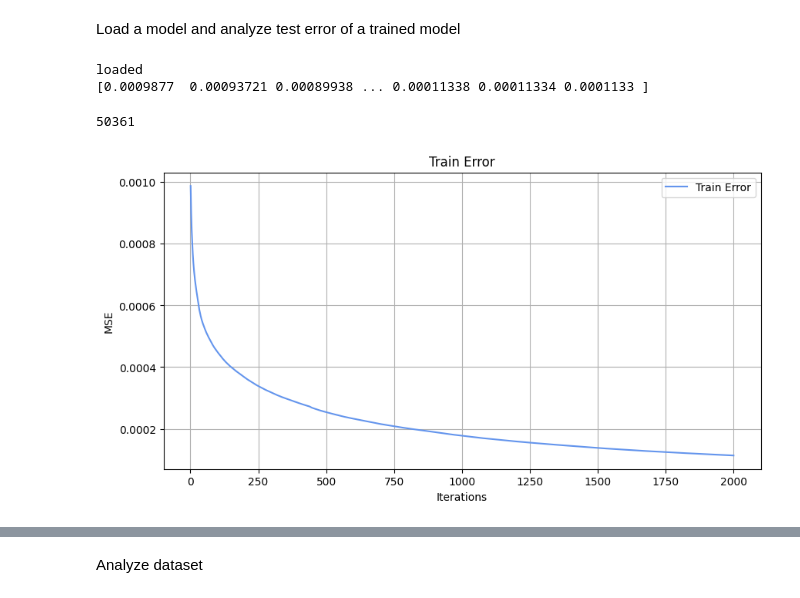
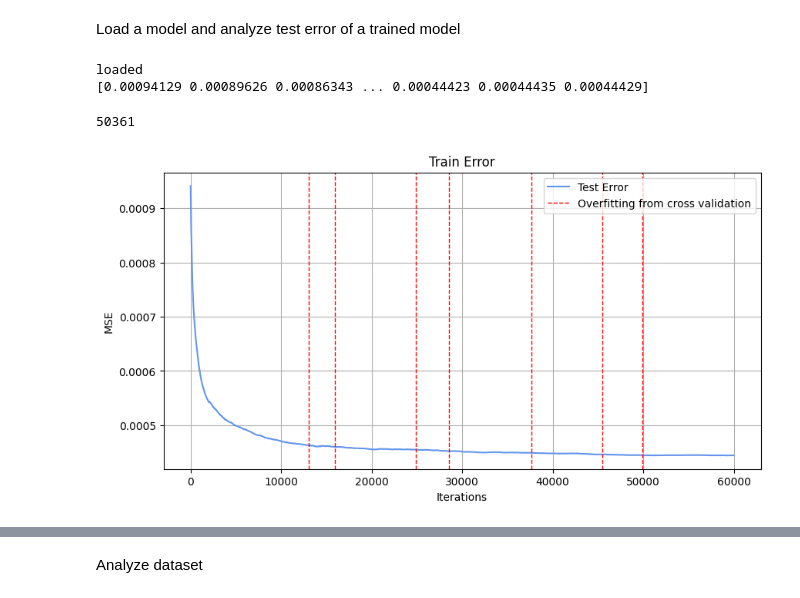
Before and after one commit to Claudio-Me/Path-Boosting-Public, a Jupyter notebook: wrapped_boosting_analysis.ipynb, the cells around one changed output, grey strips where cells are left out. Saved outputs shown, nothing was run; the diff lists cells and outputs as text; code cells hidden in the pictures.

```diff
--- a/wrapped_boosting_analysis.ipynb
+++ b/wrapped_boosting_analysis.ipynb
@@ -1057,15 +1057,15 @@ Load a model and analyze test error of a trained model
 from data import data_reader
 
 
-directory = ("/Users/popcorn/PycharmProjects/pattern_boosting/results/Xgb_step_2000_max_path_length_5_60k_dataset_gbtree_0008/wrapped_boosting")
+directory = ("/Users/popcorn/PycharmProjects/pattern_boosting/results/Xgb_step_2000_max_path_length_6_60k_dataset_gbtree_71002/wrapped_boosting")
 
 wrapper_pattern_boosting = data_reader.load_data(directory=directory, filename="wrapper_pattern_boosting")
 print("loaded")
-test_error = wrapper_pattern_boosting.train_error
+test_error = wrapper_pattern_boosting.test_error
 print(test_error)
 # %% [output]
 loaded
-[0.0009877  0.00093721 0.00089938 ... 0.00011338 0.00011334 0.0001133 ]
+[0.00094129 0.00089626 0.00086343 ... 0.00044423 0.00044435 0.00044429]
 # %%
 paths_in_header = set()
 for model in wrapper_pattern_boosting.get_trained_pattern_boosting_models():
@@ -1078,25 +1078,29 @@ print(len(list(paths_in_header)))
 # %%
 import matplotlib.pyplot as plt
 
 # Create the plot
-vertical_lines = [  288, 631, 758, 1103]
+vertical_lines = [13080, 15900, 24900, 28530, 37680, 45480, 49920]
 
 fig, ax = plt.subplots(figsize=(10, 5))
-ax.plot(range(1,len(test_error)+1), test_error, label='Train Error', color='cornflowerblue')
-'''
+ax.plot(range(1  ,(len(test_error) * 30) +1 , 30), test_error, label='Test Error', color='cornflowerblue')
+
+
 for x in vertical_lines:
         ax.axvline(x=x, color='red', linestyle='--', lw=1, label='Overfitting from cross validation' if x == vertical_lines[0] else "")
-'''
+
+
 ax.set_title('Train Error')
 ax.set_xlabel('Iterations')
 ax.set_ylabel('MSE')
 ax.grid(True)
 ax.legend()
+min_error = min(test_error) * 30  # adjust based on your scaling factor
+
 
 
 fig.savefig("test_error_60k_dataset.pdf")
 # %% [output]
-[figure, old version]
+[figure, new version]
 # %%
 
 print(f"{early_stopping(test_error,patience=10)=}")
```
Also changed, not shown: parts of 1 cell of this notebook, 3 other files.
